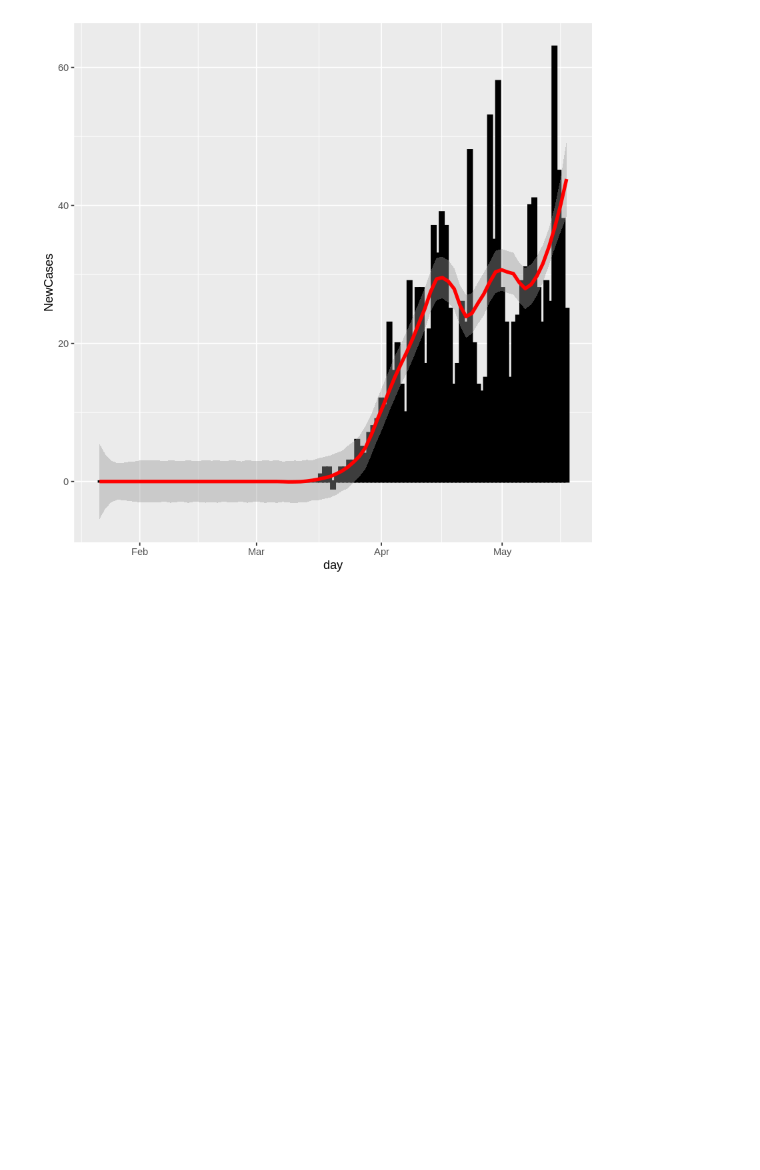
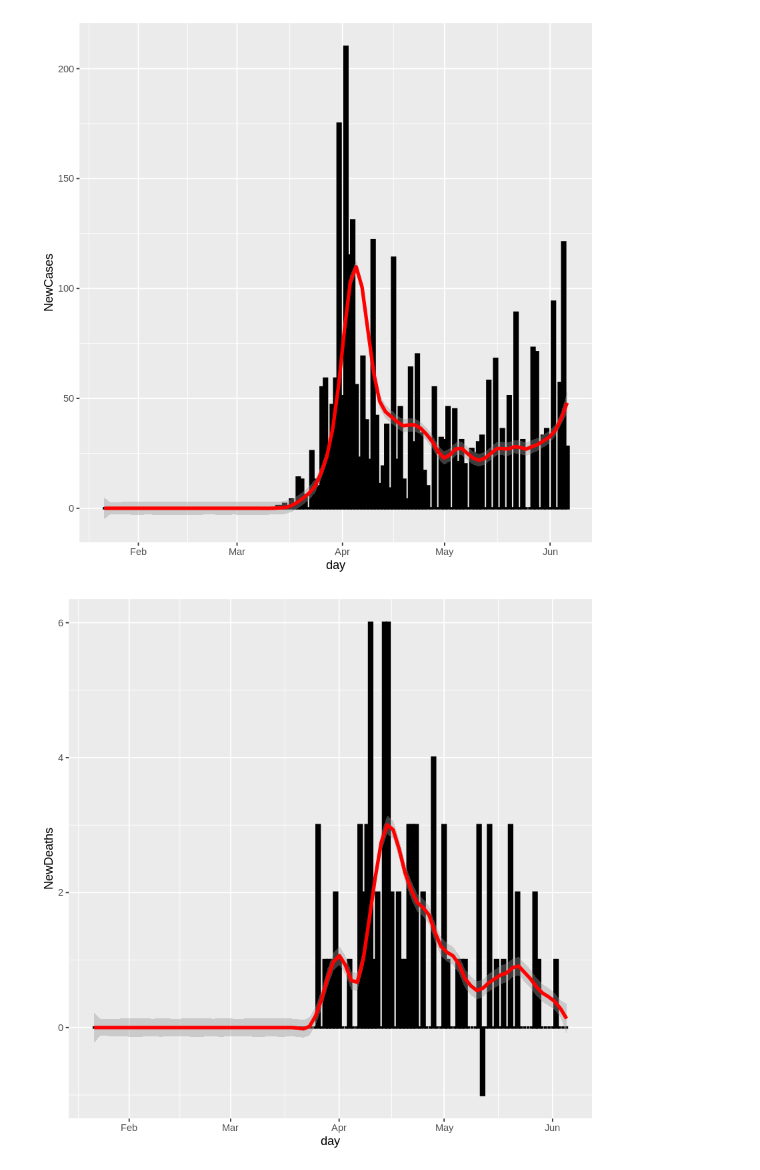
Before and after one commit to EthanLaynePeck/Covid19, a Jupyter notebook: Code/County.ipynb, the cells around one changed output. Saved outputs shown, nothing was run; the diff lists cells and outputs as text; code cells hidden in the pictures; blank space fills up the shorter version.

```diff
--- a/Code/County.ipynb
+++ b/Code/County.ipynb
@@ -49,5 +85,5 @@ stateLine <- function(state) {
 # %%
-stateBoth <- function(state) {
+stateBothCases <- function(state) {
     temp <- filter(summedcases, Province_State == state)
     temp <- temp[1,-1] %>% gather('day', 'cases')
     temp$day <- as.Date(temp$day, "%m/%d/%Y")
@@ -58,15 +94,38 @@ stateBoth <- function(state) {
             temp[i,3] <- temp[i,2]-temp[i-1,2]
             }
         }
-    temp <- mutate(temp, threeDay = 0L)
+    temp <- mutate(temp, sevenDay = 0L)
 
     for(i in 1:dim(temp)[1]) {
-        if (i > 3) {
-            temp[i,4] <- (temp[i,3]+temp[i-1,3]+temp[i-2,3])/3
+        if (i > 7) {
+            temp[i,4] <- (temp[i,3]+temp[i-1,3]+temp[i-2,3]+temp[i-3,3]+temp[i-4,3]+temp[i-5,3]+temp[i-6,3])/7
             }
         }
     ggplot(temp, aes(x = day)) +
     geom_col(aes(y = NewCases), size = 1, color = "black", fill = "black") +
-    geom_smooth(aes(y = threeDay), size = 1.5, color="red", span = .2, method = 'loess')
+    geom_smooth(aes(y = sevenDay), size = 1.5, color="red", span = .1, method = 'loess')
 }
+
+stateBothDeaths <- function(state) {
+    temp <- filter(summeddeaths, Province_State == state)
+    temp <- temp[1,-1] %>% gather('day', 'cases')
+    temp$day <- as.Date(temp$day, "%m/%d/%Y")
+    temp <- mutate(temp, NewDeaths = 0L)
+
+    for(i in 1:dim(temp)[1]) {
+        if (i > 1) {
+            temp[i,3] <- temp[i,2]-temp[i-1,2]
+            }
+        }
+    temp <- mutate(temp, sevenDay = 0L)
+
+    for(i in 1:dim(temp)[1]) {
+        if (i > 7) {
+            temp[i,4] <- (temp[i,3]+temp[i-1,3]+temp[i-2,3]+temp[i-3,3]+temp[i-4,3]+temp[i-5,3]+temp[i-6,3])/7
+            }
+        }
+    ggplot(temp, aes(x = day)) +
+    geom_col(aes(y = NewDeaths), size = 1, color = "black", fill = "black") +
+    geom_smooth(aes(y = sevenDay), size = 1.5, color="red", span = .1, method = 'loess')
+}
 # %%
@@ -76,4 +135,6 @@ stateBar('Missouri')
-# %%
-stateBoth('Texas')
-# %% [output]
-[figure, removed]
+# %%
+stateBothCases('Idaho')
+stateBothDeaths('Idaho')
+# %% [output]
+[figure, added]
+[figure, added]
```
Also changed, not shown: parts of 5 cells of this notebook.
